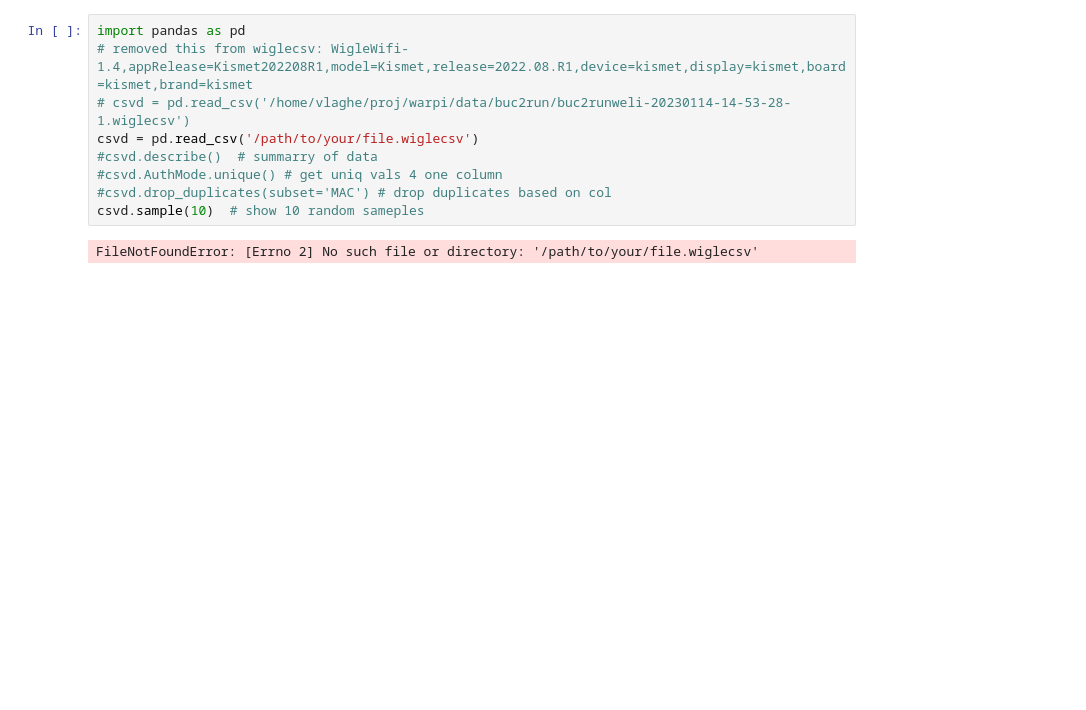
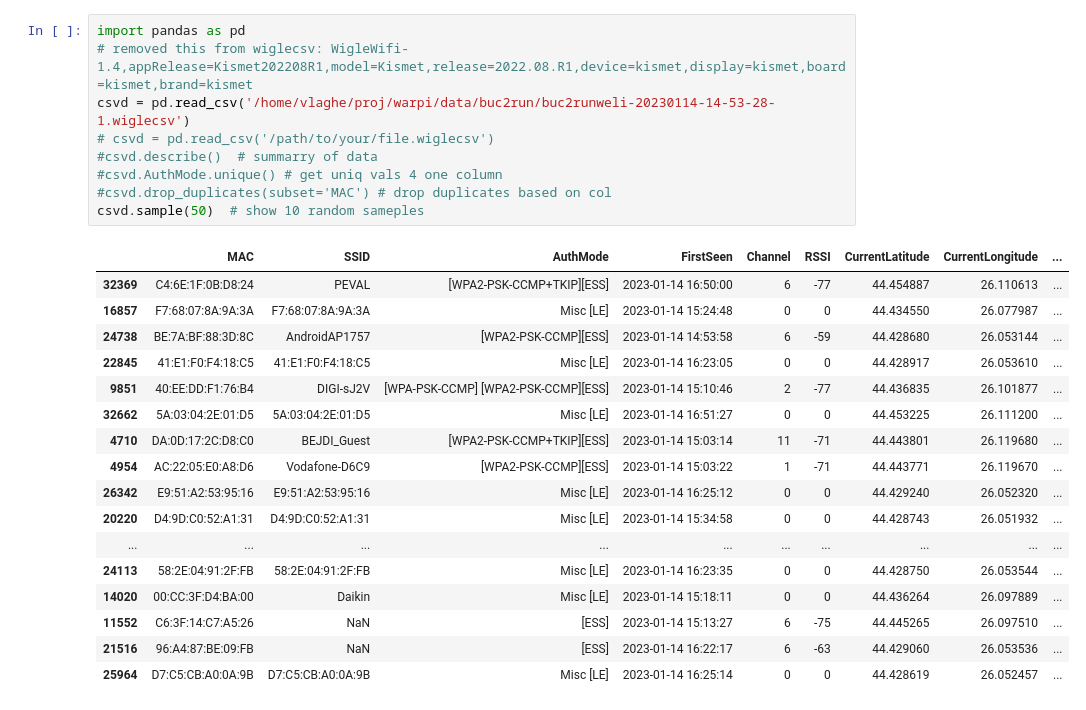
Before and after one commit to evilbyt3/warpi, a Jupyter notebook: stats.ipynb, the cells around one changed output. Drawn from its saved outputs; the diff is of its cells as text; blank space fills up the shorter version.

```diff
--- a/stats.ipynb
+++ b/stats.ipynb
@@ -1,11 +1,27 @@
 # %%
 import pandas as pd
 # removed this from wiglecsv: WigleWifi-1.4,appRelease=Kismet202208R1,model=Kismet,release=2022.08.R1,device=kismet,display=kismet,board=kismet,brand=kismet
-# csvd = pd.read_csv('/home/vlaghe/proj/warpi/data/buc2run/buc2runweli-20230114-14-53-28-1.wiglecsv')
-csvd = pd.read_csv('/path/to/your/file.wiglecsv')
+csvd = pd.read_csv('/home/vlaghe/proj/warpi/data/buc2run/buc2runweli-20230114-14-53-28-1.wiglecsv')
+# csvd = pd.read_csv('/path/to/your/file.wiglecsv')
 #csvd.describe()  # summarry of data
 #csvd.AuthMode.unique() # get uniq vals 4 one column
 #csvd.drop_duplicates(subset='MAC') # drop duplicates based on col
-csvd.sample(10)  # show 10 random sameples
+csvd.sample(50)  # show 10 random sameples
 # %% [output]
-FileNotFoundError: [Errno 2] No such file or directory: '/path/to/your/file.wiglecsv'
+|  | MAC | SSID | AuthMode | FirstSeen | Channel | RSSI | CurrentLatitude | CurrentLongitude | ... |
+| 32369 | C4:6E:1F:0B:D8:24 | PEVAL | [WPA2-PSK-CCMP+TKIP][ESS] | 2023-01-14 16:50:00 | 6 | -77 | 44.454887 | 26.110613 | ... |
+| 16857 | F7:68:07:8A:9A:3A | F7:68:07:8A:9A:3A | Misc [LE] | 2023-01-14 15:24:48 | 0 | 0 | 44.434550 | 26.077987 | ... |
+| 24738 | BE:7A:BF:88:3D:8C | AndroidAP1757 | [WPA2-PSK-CCMP][ESS] | 2023-01-14 14:53:58 | 6 | -59 | 44.428680 | 26.053144 | ... |
+| 22845 | 41:E1:F0:F4:18:C5 | 41:E1:F0:F4:18:C5 | Misc [LE] | 2023-01-14 16:23:05 | 0 | 0 | 44.428917 | 26.053610 | ... |
+| 9851 | 40:EE:DD:F1:76:B4 | DIGI-sJ2V | [WPA-PSK-CCMP] [WPA2-PSK-CCMP][ESS] | 2023-01-14 15:10:46 | 2 | -77 | 44.436835 | 26.101877 | ... |
+| 32662 | 5A:03:04:2E:01:D5 | 5A:03:04:2E:01:D5 | Misc [LE] | 2023-01-14 16:51:27 | 0 | 0 | 44.453225 | 26.111200 | ... |
+| 4710 | DA:0D:17:2C:D8:C0 | BEJDI_Guest | [WPA2-PSK-CCMP+TKIP][ESS] | 2023-01-14 15:03:14 | 11 | -71 | 44.443801 | 26.119680 | ... |
+| 4954 | AC:22:05:E0:A8:D6 | Vodafone-D6C9 | [WPA2-PSK-CCMP][ESS] | 2023-01-14 15:03:22 | 1 | -71 | 44.443771 | 26.119670 | ... |
+| 26342 | E9:51:A2:53:95:16 | E9:51:A2:53:95:16 | Misc [LE] | 2023-01-14 16:25:12 | 0 | 0 | 44.429240 | 26.052320 | ... |
+| 20220 | D4:9D:C0:52:A1:31 | D4:9D:C0:52:A1:31 | Misc [LE] | 2023-01-14 15:34:58 | 0 | 0 | 44.428743 | 26.051932 | ... |
+| ... | ... | ... | ... | ... | ... | ... | ... | ... | ... |
+| 24113 | 58:2E:04:91:2F:FB | 58:2E:04:91:2F:FB | Misc [LE] | 2023-01-14 16:23:35 | 0 | 0 | 44.428750 | 26.053544 | ... |
+| 14020 | 00:CC:3F:D4:BA:00 | Daikin | Misc [LE] | 2023-01-14 15:18:11 | 0 | 0 | 44.436264 | 26.097889 | ... |
+| 11552 | C6:3F:14:C7:A5:26 | NaN | [ESS] | 2023-01-14 15:13:27 | 6 | -75 | 44.445265 | 26.097510 | ... |
+| 21516 | 96:A4:87:BE:09:FB | NaN | [ESS] | 2023-01-14 16:22:17 | 6 | -63 | 44.429060 | 26.053536 | ... |
+| 25964 | D7:C5:CB:A0:0A:9B | D7:C5:CB:A0:0A:9B | Misc [LE] | 2023-01-14 16:25:14 | 0 | 0 | 44.428619 | 26.052457 | ... |
```
Also changed, not shown: parts of 3 cells of this notebook.
